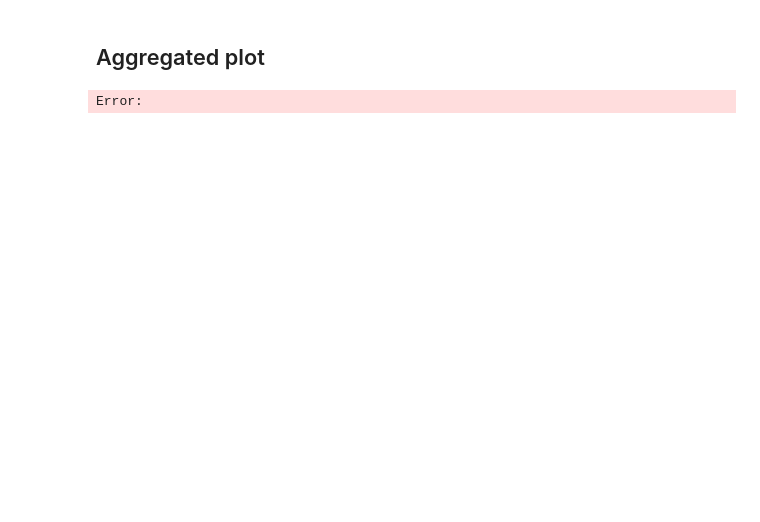
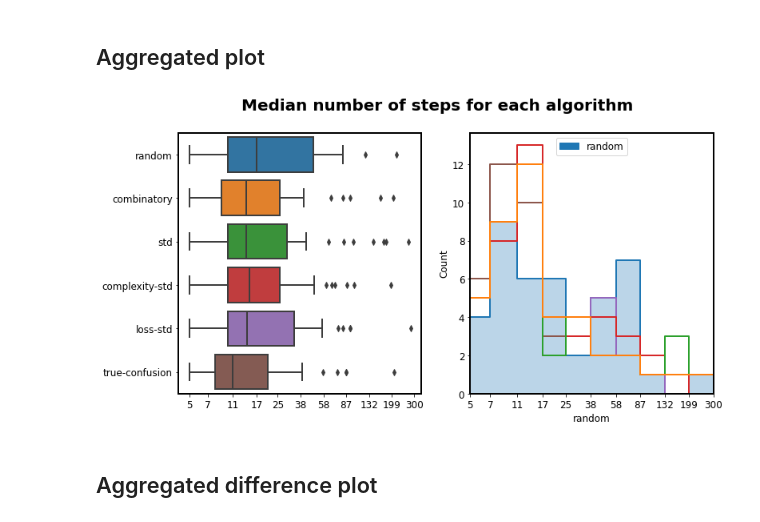
Before and after one commit to FrederikBornemann/SyReAL, a Jupyter notebook: syreal/jobs/jobOrchestration/trials_visualisation.ipynb, the cells around one changed output. Cells and saved outputs as stored; diff of their text form; code cells hidden in the pictures; blank space fills up the shorter version.

```diff
--- a/syreal/jobs/jobOrchestration/trials_visualisation.ipynb
+++ b/syreal/jobs/jobOrchestration/trials_visualisation.ipynb
@@ -69,7 +62,7 @@ num_bins = 10
 offset = 10
 
 # copy the dataframe
-summary_df_copy = summary_df.copy()
+summary_df = read_data(read_from_file=True, not_found=np.nan)
 # add a column with the equation latex formulas from the feynman.csv file. use sympy to convert the string to latex
 # load the feynman.csv file
 
@@ -243,19 +238,60 @@ for equation in summary_df.index:
 # plot all the equations in one boxplot.
 # create a dataframe with the median number of steps for each equation and algorithm
 # add to ALGORITHMS the column "not_found" which contains the number of nan values for each algorithm
-median_df = pd.DataFrame(index=summary_df.index, columns=ALGORITHMS.append([f"{algorithm}_not_found" for algorithm in ALGORITHMS]), dtype=float)
+summary_df = read_data(read_from_file=True, not_found=np.nan)
+median_df = pd.DataFrame(index=summary_df.index, columns=list(ALGORITHMS).append([f"{algorithm}_not_found" for algorithm in ALGORITHMS]), dtype=float)
 for equation in summary_df.index:
     for column in summary_df.columns[:-1]:
         median_df.loc[equation, column] = np.nanmedian(summary_df.loc[equation, column])
         # count the number of nan values
         median_df.loc[equation, column+"_not_found"] = np.sum(np.isnan(summary_df.loc[equation, column]))
-
-# make a boxplot and histogram for each algorithm
-fig, ax = plt.subplots(1, 2, figsize=(12, 6))
-algorithms_df = median_df[["random", "combinatory", "std", "complexity-std", "loss-std", "true-confusion"]]
-sns.boxplot(data=algorithms_df, ax=ax[0], palette=sns.color_palette(), linewidth=2, orient="h", a)
-sns.histplot(data=algorithms_df, ax=ax[1], palette=sns.color_palette(), linewidth=2, element="step", fill=False, bins=10, kde=True, common_norm=False)
-# title
-ax.set_title("Median number of steps for each algorithm", fontsize=20, weight="bold")
-# %% [output]
-Error:
+# %%
+# make a boxplot and histogram for each algorithm
+fig, ax = plt.subplots(1, 2, figsize=(12, 6))
+
+num = 10
+bins = np.logspace(np.log10(5), np.log10(300), num+1, dtype=int)
+
+algorithms_df = median_df[["random", "combinatory", "std", "complexity-std", "loss-std", "true-confusion"]]
+sns.boxplot(data=algorithms_df, ax=ax[0], palette=sns.color_palette(), linewidth=2, orient="h")
+random_hist = sns.histplot(data=algorithms_df['random'], ax=ax[1], palette=sns.color_palette(), linewidth=2, element="step", fill=True, bins=bins, alpha=0.3)
+algo_hist = sns.histplot(data=algorithms_df.loc[:, algorithms_df.columns != 'random'], ax=ax[1], palette=sns.color_palette()[1:], linewidth=2, element="step", fill=False, bins=bins)
+# log scale x-axis
+ax[0].set_xscale('log')
+ax[1].set_xscale('log')
+
+# get the first and last bin edges to set the x-axis limits
+data_random = random_hist.get_lines()[0].get_data()[0]
+data_algo = algo_hist.get_lines()[0].get_data()[0]
+data = np.concatenate((data_random, data_algo))
+first_bin_edge = data[0]
+last_bin_edge = data[-1]
+
+
+
+# Set x-axis limits to include the left and right borders
+plt.xlim(left=first_bin_edge, right=last_bin_edge)
+
+# change the x-ticks to log scale
+
+ax[0].set_xticks(bins, minor=False)
+ax[0].set_xticks([], minor=True)
+ax[0].set_xticklabels(bins, minor=False)
+ax[1].set_xticks(bins, minor=False)
+ax[1].set_xticks([], minor=True)
+ax[1].set_xticklabels(bins, minor=False)
+
+# add the random histogram to the legend
+handles, labels = ax[1].get_legend_handles_labels()
+handles.append(matplotlib.patches.Patch(color=sns.color_palette()[0], label="random"))
+ax[1].legend(handles=handles, loc='upper center')
+
+# title
+fig.suptitle("Median number of steps for each algorithm", fontsize=20, weight="bold")
+
+# show plots
+plt.show()
+# %% [output]
+[figure, added]
+# %% [markdown]
+## Aggregated difference plot
```
Also changed, not shown: parts of 8 cells of this notebook.
